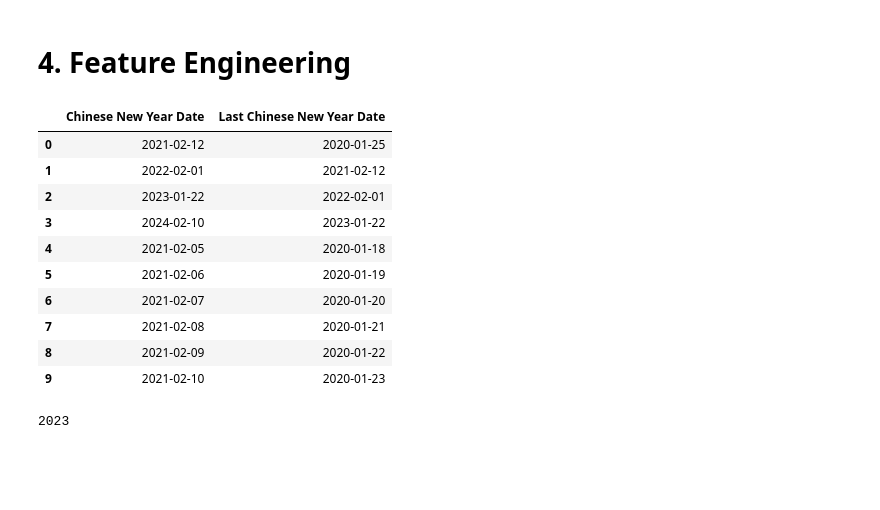
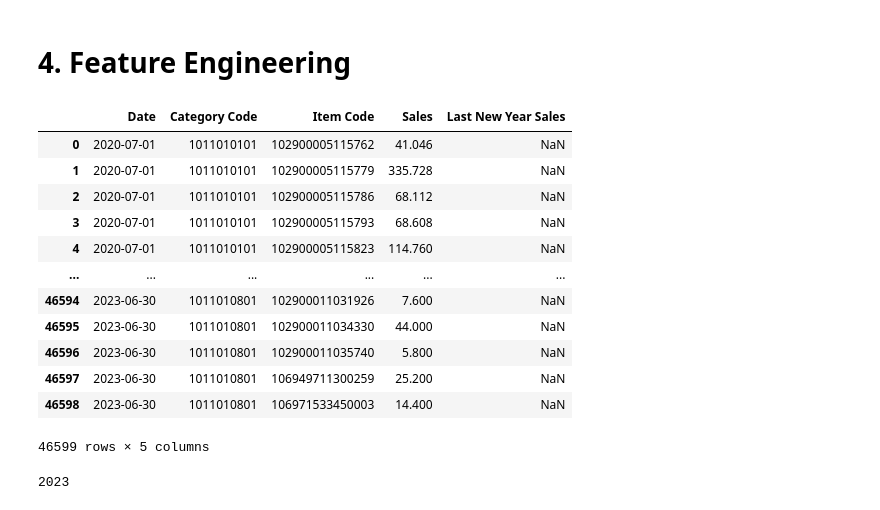
Before and after one commit to prattapong/Data-Science-Portfolio, a Jupyter notebook: Projects/Supermaket Sales Data/code/1.2 XGBoost Feature Engineering and Training over Category.ipynb, the cells around one changed output. Saved outputs shown, nothing was run; the diff lists cells and outputs as text; code cells hidden in the pictures; blank space fills up the shorter version.

Commit message:
create function for new year feature

```diff
--- a/Projects/Supermaket Sales Data/code/1.2 XGBoost Feature Engineering and Training over Category.ipynb
+++ b/Projects/Supermaket Sales Data/code/1.2 XGBoost Feature Engineering and Training over Category.ipynb
@@ -171,49 +171,53 @@ def get_chinese_new_year_period(df, days):
                                ignore_index = True)
     return df
 
 def create_last_new_year_feature(df: pd.DataFrame,
-                                 df_newyear: pd.DataFrame,
                                  days_before_after: int):
 
     # Get start and end year to generate Chinese New Year DataFrame from input data
     start_year = dt.strptime(df['Date'].min(), '%Y-%m-%d').year
     end_year = dt.strptime(df['Date'].max(), '%Y-%m-%d').year
+
+    # Get Chinese New Year DataFrame
+    df_chinese_new_year = get_chinese_new_year_dates(start_year = start_year,
+                                                     end_year = end_year)
+    df_chinese_new_year_period = get_chinese_new_year_period(df = df_chinese_new_year,
+                                                             days = 7)
 
     # Cast date column
     df['Date'] = pd.to_datetime(df['Date'])
 
     # Merge current new year date with last new year date
     df_last_new_year = df.copy()
     df_last_new_year = df_last_new_year.merge(df_chinese_new_year_period,
                                               how = 'left',
                                               left_on = 'Date',
                                               right_on = 'Last Chinese New Year Date')
     df_last_new_year = df_last_new_year[~df_last_new_year['Last Chinese New Year Date'].isna()][['Chinese New Year Date', 'Category Code', 'Item Code', 'Sales']]
 
     # Change column name before merge avoiding duplicated columns
     df_last_new_year.columns = ['Date', 'Category Code', 'Item Code', 'Last New Year Sales']
 
     # Merge current new year with current new year to get "Last New Year Sales"
     df = df.merge(df_last_new_year,
                   on = ['Date', 'Category Code', 'Item Code'],
                   how = 'left')
 
-df_chinese_new_year = get_chinese_new_year_dates(2020, 2024)
-df_chinese_new_year_period = get_chinese_new_year_period(df = df_chinese_new_year, days = 7)
-
-display(df_chinese_new_year_period.head(10))
+    return df
 # %% [output]
-|  | Chinese New Year Date | Last Chinese New Year Date |
-| 0 | 2021-02-12 | 2020-01-25 |
-| 1 | 2022-02-01 | 2021-02-12 |
-| 2 | 2023-01-22 | 2022-02-01 |
-| 3 | 2024-02-10 | 2023-01-22 |
-| 4 | 2021-02-05 | 2020-01-18 |
-| 5 | 2021-02-06 | 2020-01-19 |
-| 6 | 2021-02-07 | 2020-01-20 |
-| 7 | 2021-02-08 | 2020-01-21 |
-| 8 | 2021-02-09 | 2020-01-22 |
-| 9 | 2021-02-10 | 2020-01-23 |
+|  | Date | Category Code | Item Code | Sales | Last New Year Sales |
+| 0 | 2020-07-01 | 1011010101 | 102900005115762 | 41.046 | NaN |
+| 1 | 2020-07-01 | 1011010101 | 102900005115779 | 335.728 | NaN |
+| 2 | 2020-07-01 | 1011010101 | 102900005115786 | 68.112 | NaN |
+| 3 | 2020-07-01 | 1011010101 | 102900005115793 | 68.608 | NaN |
+| 4 | 2020-07-01 | 1011010101 | 102900005115823 | 114.760 | NaN |
+| ... | ... | ... | ... | ... | ... |
+| 46594 | 2023-06-30 | 1011010801 | 102900011031926 | 7.600 | NaN |
+| 46595 | 2023-06-30 | 1011010801 | 102900011034330 | 44.000 | NaN |
+| 46596 | 2023-06-30 | 1011010801 | 102900011035740 | 5.800 | NaN |
+| 46597 | 2023-06-30 | 1011010801 | 106949711300259 | 25.200 | NaN |
+| 46598 | 2023-06-30 | 1011010801 | 106971533450003 | 14.400 | NaN |
+46599 rows × 5 columns
 # %%
 df_temp = df_agg.copy()
 start_year = dt.strptime(df_temp['Date'].min(), '%Y-%m-%d').year
```
